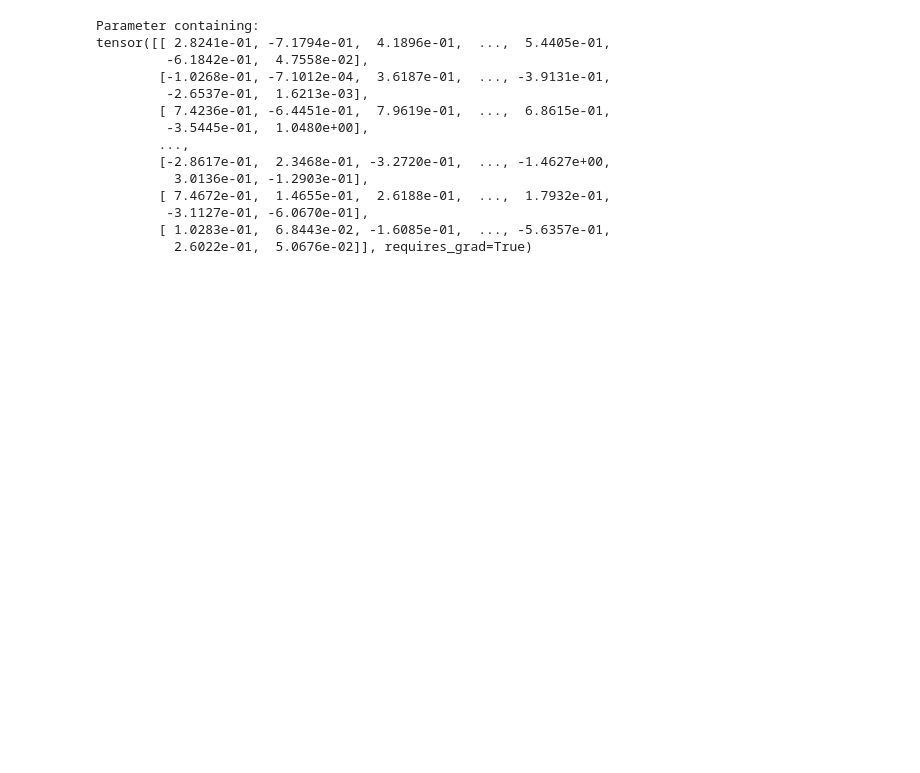
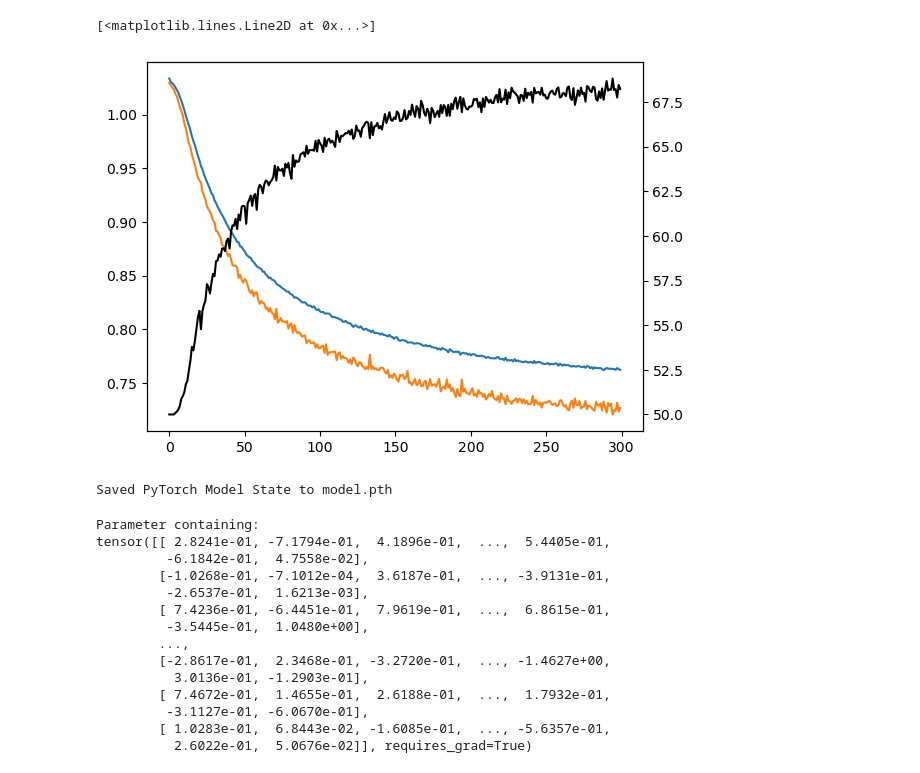
Before and after one commit to valeeb/heart_attack_risk, a Jupyter notebook: python_notebooks/importing.ipynb, the cells around one changed output. Drawn from its saved outputs; the diff is of its cells as text; code cells hidden in the pictures; blank space fills up the shorter version.

```diff
--- a/python_notebooks/importing.ipynb
+++ b/python_notebooks/importing.ipynb
@@ -192,3 +167,18 @@ plt.plot(accs,'-o')
+# %%
+fig,ax = plt.subplots()
+
+ax.plot(train_loss,'-')
+ax.plot(test_loss,'-')
+axR = ax.twinx()
+axR.plot(accs,'k-')
+# %% [output]
+[<matplotlib.lines.Line2D at 0x...>]
+[figure, added]
+# %%
+torch.save(model.state_dict(), "../data/model_300epochs_accuracy_68.pth")
+print("Saved PyTorch Model State to model.pth")
+# %% [output]
+Saved PyTorch Model State to model.pth
 # %%
 import matplotlib.pyplot as plt
 
```
Also changed, not shown: parts of 11 cells of this notebook, 3 other files.
